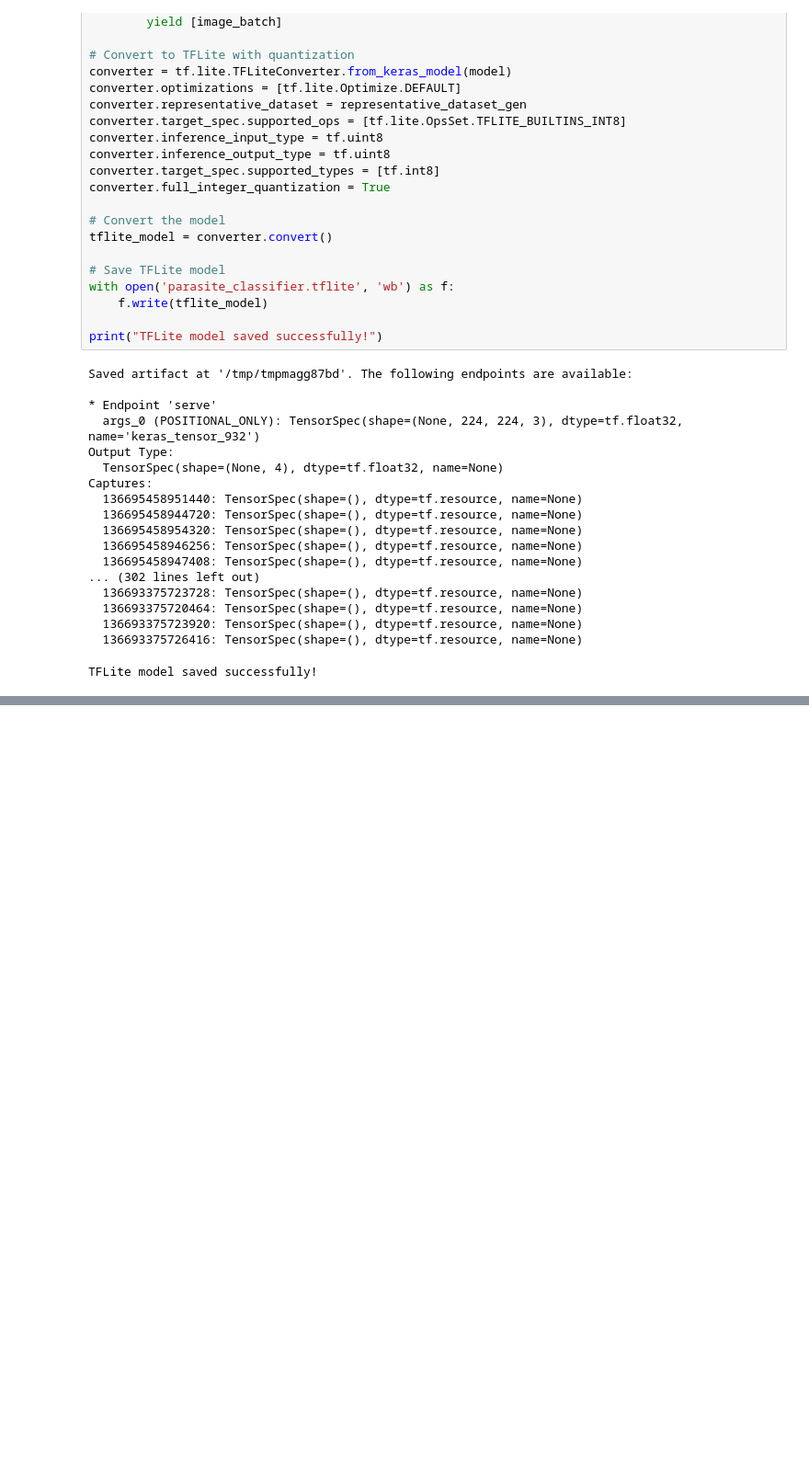
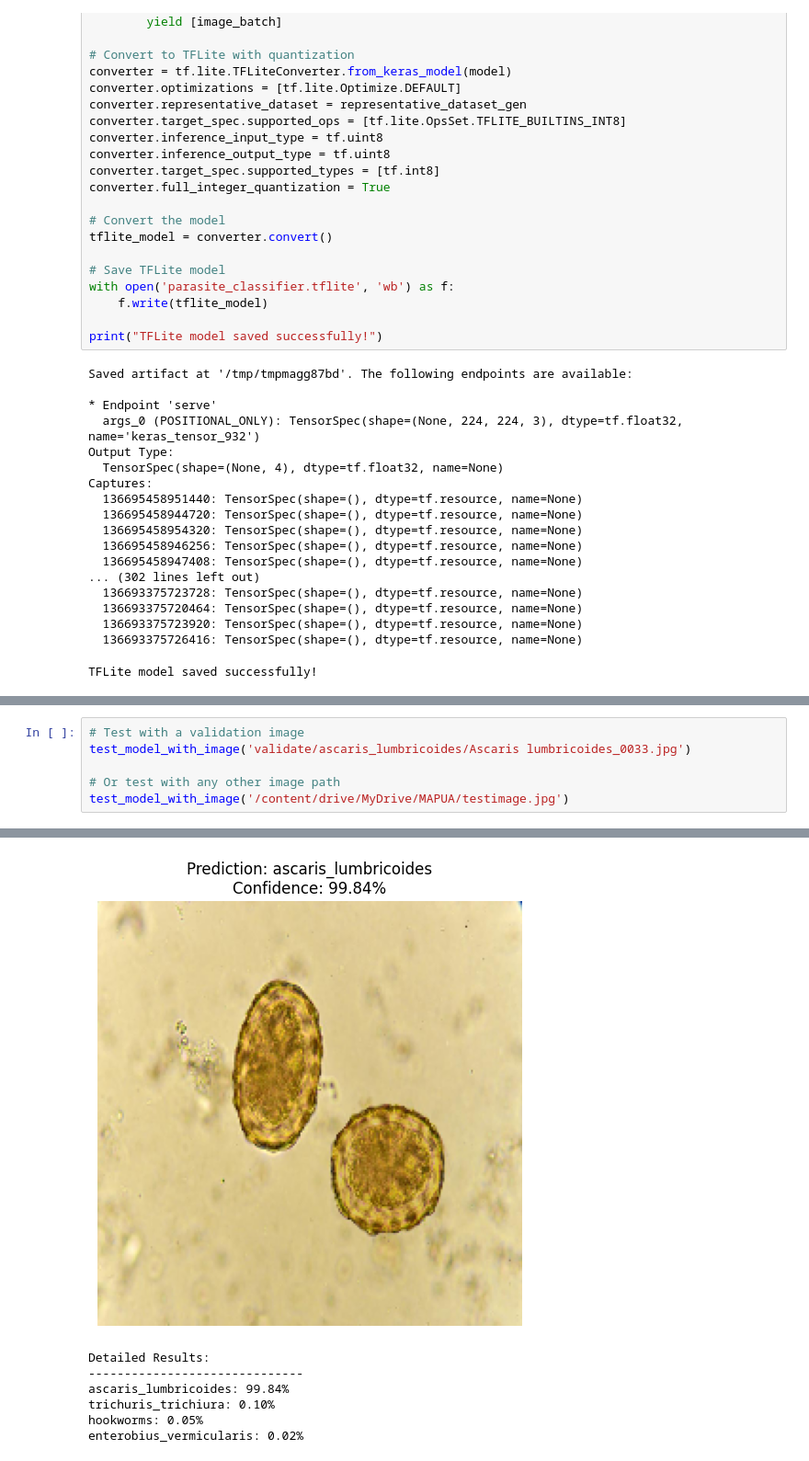
Before and after one commit to AtlastDeepLearning/Intestinal-Parasite-Classification-LW-CNN, a Jupyter notebook: Intestinal_Parasite_LW_CNN_Training.ipynb, the cells around one changed output, grey strips where cells are left out. Shown: that part at 92% size. Saved outputs shown, nothing was run; the diff lists cells and outputs as text; blank space fills up the shorter version.

```diff
--- a/Intestinal_Parasite_LW_CNN_Training.ipynb
+++ b/Intestinal_Parasite_LW_CNN_Training.ipynb
@@ -604,0 +534,7 @@ TFLite model saved successfully!
+# %%
+# Test with a validation image
+test_model_with_image('validate/ascaris_lumbricoides/Ascaris lumbricoides_0033.jpg')
+
+# Or test with any other image path
+test_model_with_image('/content/drive/MyDrive/MAPUA/testimage.jpg')
+# %% [output]
@@ -604,0 +543,7 @@ TFLite model saved successfully!
+[figure, added]
+Detailed Results:
+------------------------------
+ascaris_lumbricoides: 99.84%
+trichuris_trichiura: 0.10%
+hookworms: 0.05%
+enterobius_vermicularis: 0.02%
```
Also changed, not shown: parts of 5 cells of this notebook.
